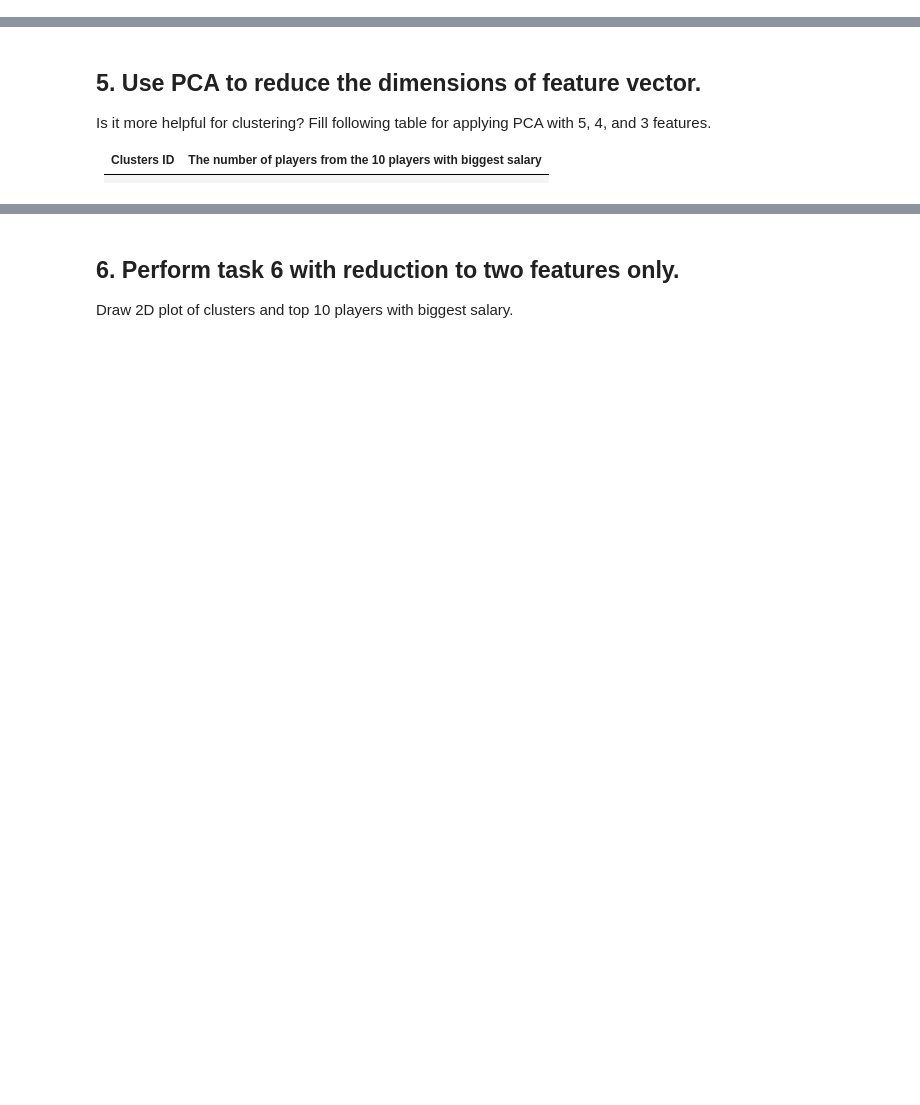
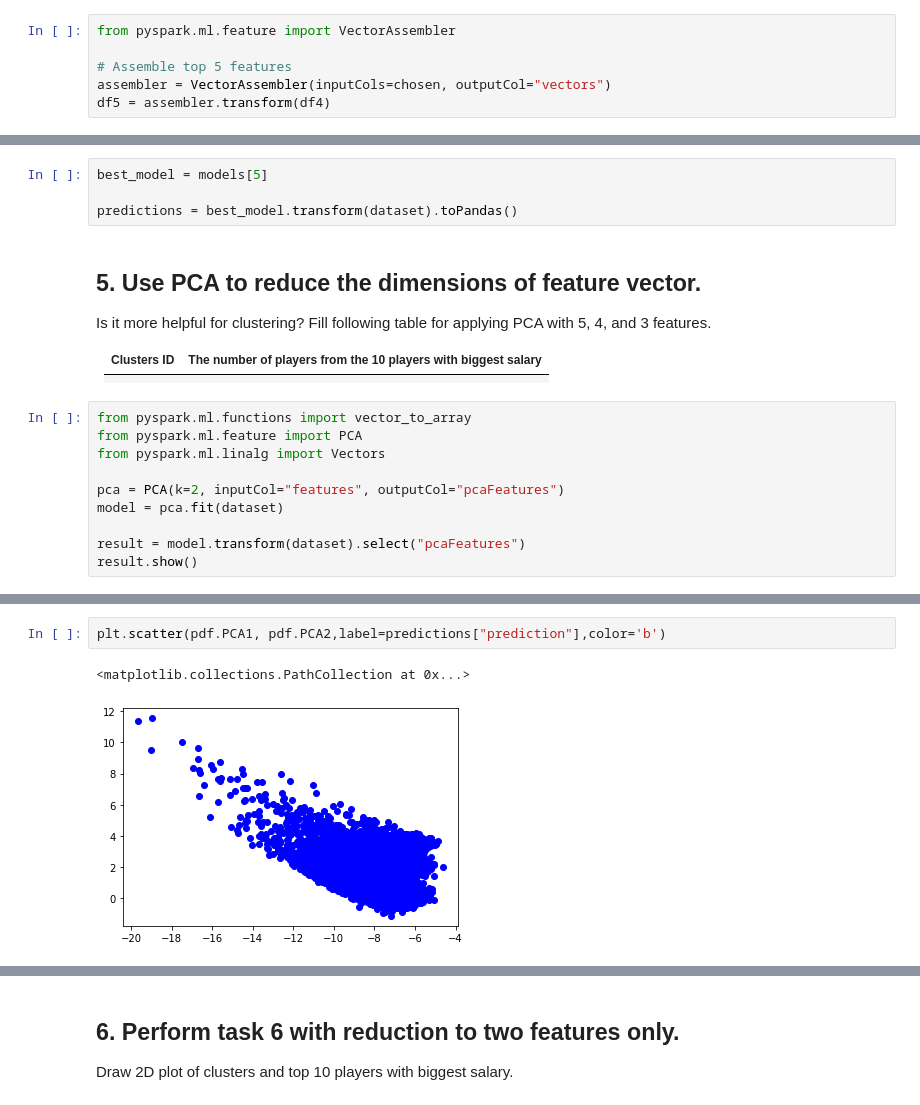
Before and after one commit to vodkolav/DSlab1, a Jupyter notebook: BigData/Assignment3.ipynb, the cells around one changed output, grey strips where cells are left out. Drawn from its saved outputs; the diff is of its cells as text; blank space fills up the shorter version.

```diff
--- a/BigData/Assignment3.ipynb
+++ b/BigData/Assignment3.ipynb
@@ -532,0 +658,6 @@ For this number of clusters create a result table (the number of rows as a numbe
+# %%
+from pyspark.ml.feature import VectorAssembler
+
+# Assemble top 5 features
+assembler = VectorAssembler(inputCols=chosen, outputCol="vectors")
+df5 = assembler.transform(df4)
@@ -533,3 +756,7 @@ For this number of clusters create a result table (the number of rows as a numbe
+# %%
+best_model = models[5]
+
+predictions = best_model.transform(dataset).toPandas()
 # %% [markdown]
 ## 5.  Use PCA to reduce the dimensions of feature vector.
 Is it more helpful for clustering? Fill following table for applying PCA with
@@ -538,3 +765,13 @@ Is it more helpful for clustering? Fill following table for applying PCA with
 | Clusters ID | The number of players from the 10 players with biggest salary<br> |
 | ----------- | ----------------------------------------------------------------- |
 |             |                                                                   |
+# %%
+from pyspark.ml.functions import vector_to_array
+from pyspark.ml.feature import PCA
+from pyspark.ml.linalg import Vectors
+
+pca = PCA(k=2, inputCol="features", outputCol="pcaFeatures")
+model = pca.fit(dataset)
+
+result = model.transform(dataset).select("pcaFeatures")
+result.show()
@@ -540,0 +976,5 @@ Is it more helpful for clustering? Fill following table for applying PCA with
+# %%
+plt.scatter(pdf.PCA1, pdf.PCA2,label=predictions["prediction"],color='b')
+# %% [output]
+<matplotlib.collections.PathCollection at 0x...>
+[figure, added]
```
Also changed, not shown: parts of 49 cells of this notebook.
